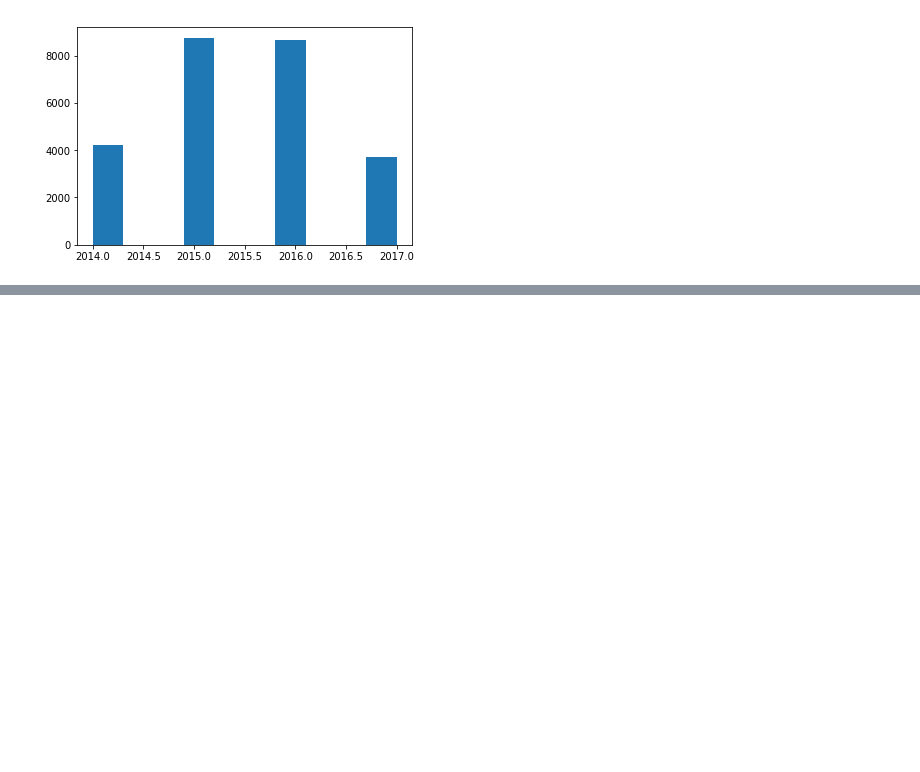
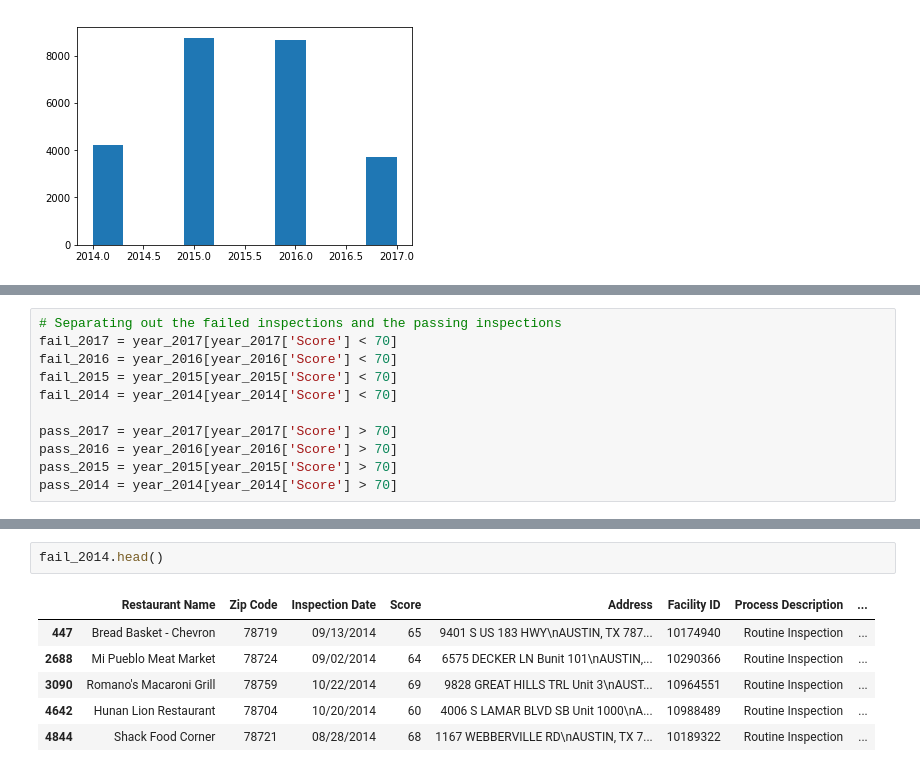
Before and after one commit to Schmidt8181/RestaurantInspections, a Jupyter notebook: Restaurant Inspection Scores.ipynb, the cells around one changed output, grey strips where cells are left out. Drawn from its saved outputs; the diff is of its cells as text; blank space fills up the shorter version.

```diff
--- a/Restaurant Inspection Scores.ipynb
+++ b/Restaurant Inspection Scores.ipynb
@@ -205,0 +200,11 @@ NameError: name 'plt' is not defined
+# %%
+# Separating out the failed inspections and the passing inspections
+fail_2017 = year_2017[year_2017['Score'] < 70]
+fail_2016 = year_2016[year_2016['Score'] < 70]
+fail_2015 = year_2015[year_2015['Score'] < 70]
+fail_2014 = year_2014[year_2014['Score'] < 70]
+
+pass_2017 = year_2017[year_2017['Score'] > 70]
+pass_2016 = year_2016[year_2016['Score'] > 70]
+pass_2015 = year_2015[year_2015['Score'] > 70]
+pass_2014 = year_2014[year_2014['Score'] > 70]
@@ -205,0 +306,9 @@ NameError: name 'plt' is not defined
+# %%
+fail_2014.head()
+# %% [output]
+|  | Restaurant Name | Zip Code | Inspection Date | Score | Address | Facility ID | Process Description | ... |
+| 447 | Bread Basket - Chevron | 78719 | 09/13/2014 | 65 | 9401 S US 183 HWY\nAUSTIN, TX 787... | 10174940 | Routine Inspection | ... |
+| 2688 | Mi Pueblo Meat Market | 78724 | 09/02/2014 | 64 | 6575 DECKER LN Bunit 101\nAUSTIN,... | 10290366 | Routine Inspection | ... |
+| 3090 | Romano's Macaroni Grill | 78759 | 10/22/2014 | 69 | 9828 GREAT HILLS TRL Unit 3\nAUST... | 10964551 | Routine Inspection | ... |
+| 4642 | Hunan Lion Restaurant | 78704 | 10/20/2014 | 60 | 4006 S LAMAR BLVD SB Unit 1000\nA... | 10988489 | Routine Inspection | ... |
+| 4844 | Shack Food Corner | 78721 | 08/28/2014 | 68 | 1167 WEBBERVILLE RD\nAUSTIN, TX 7... | 10189322 | Routine Inspection | ... |
```
Also changed, not shown: parts of 43 cells of this notebook.
